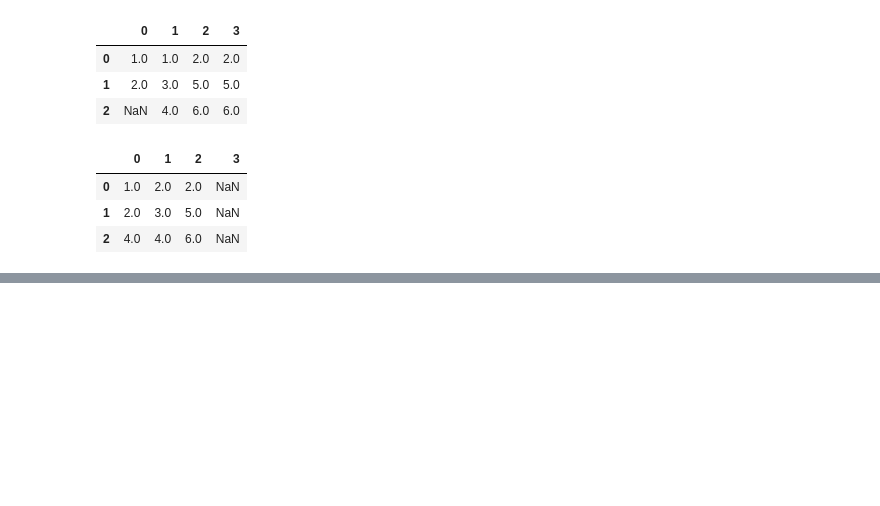
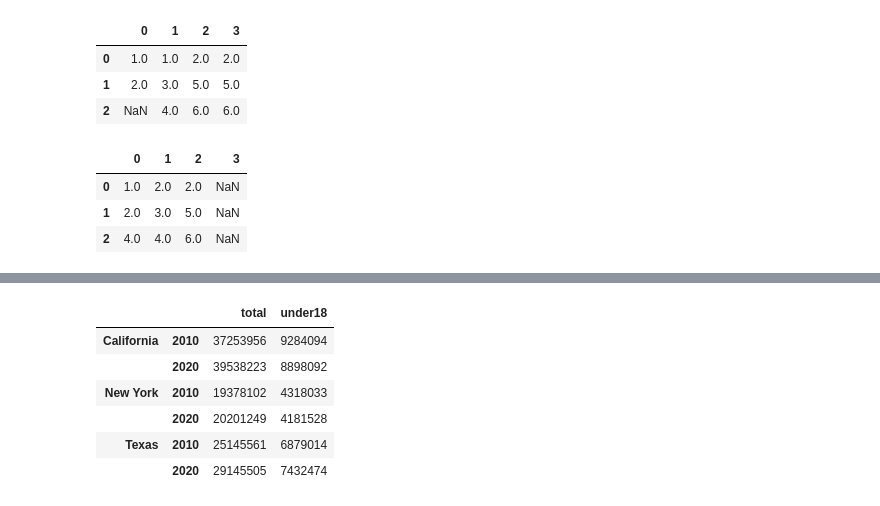
Before and after one commit to Samarth170750/data-sci-python, a Jupyter notebook: Pandas.ipynb, the cells around one changed output, grey strips where cells are left out. Drawn from its saved outputs; the diff is of its cells as text; code cells hidden in the pictures; blank space fills up the shorter version.

```diff
--- a/Pandas.ipynb
+++ b/Pandas.ipynb
@@ -915,3 +887,8 @@ df.fillna(method='bfill',axis=1)
 | 0 | 1.0 | 2.0 | 2.0 | NaN |
 | 1 | 2.0 | 3.0 | 5.0 | NaN |
 | 2 | 4.0 | 4.0 | 6.0 | NaN |
+# %%
+index=[('California',2010),('California',2020),('New York',2010),('New York',2020),('Texas',2010),('Texas',2020)]
+population = [37253956,39538223,19378102,20201249,25145561,29145505]
+pop=pd.Series(population,index)
+pop
@@ -917,0 +903,3 @@ df.fillna(method='bfill',axis=1)
+# %%
+index=pd.MultiIndex.from_tuples(index)
+index
@@ -917,0 +914,3 @@ df.fillna(method='bfill',axis=1)
+# %%
+pop = pop.reindex(index)
+pop
@@ -917,0 +960,11 @@ df.fillna(method='bfill',axis=1)
+# %%
+pop_df= pd.DataFrame({'total':pop,'under18':[9284094,8898092,4318033,4181528,6879014,7432474]})
+pop_df
+# %% [output]
+|  |  | total | under18 |
+| California | 2010 | 37253956 | 9284094 |
+|  | 2020 | 39538223 | 8898092 |
+| New York | 2010 | 19378102 | 4318033 |
+|  | 2020 | 20201249 | 4181528 |
+| Texas | 2010 | 25145561 | 6879014 |
+|  | 2020 | 29145505 | 7432474 |
```
Also changed, not shown: parts of 57 cells of this notebook, 1 other file.
